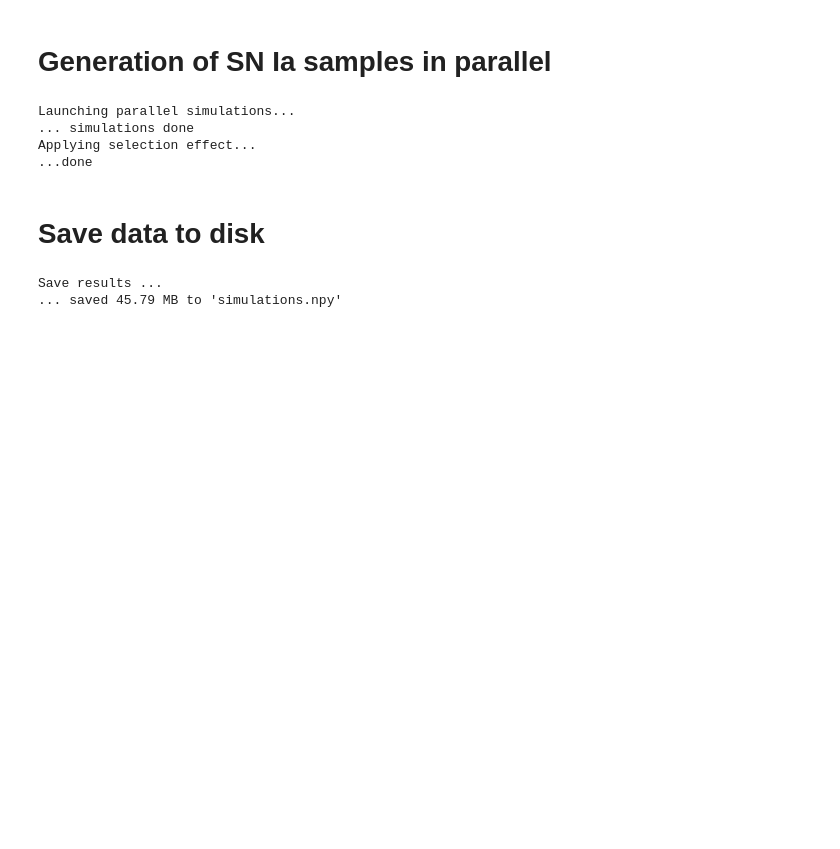
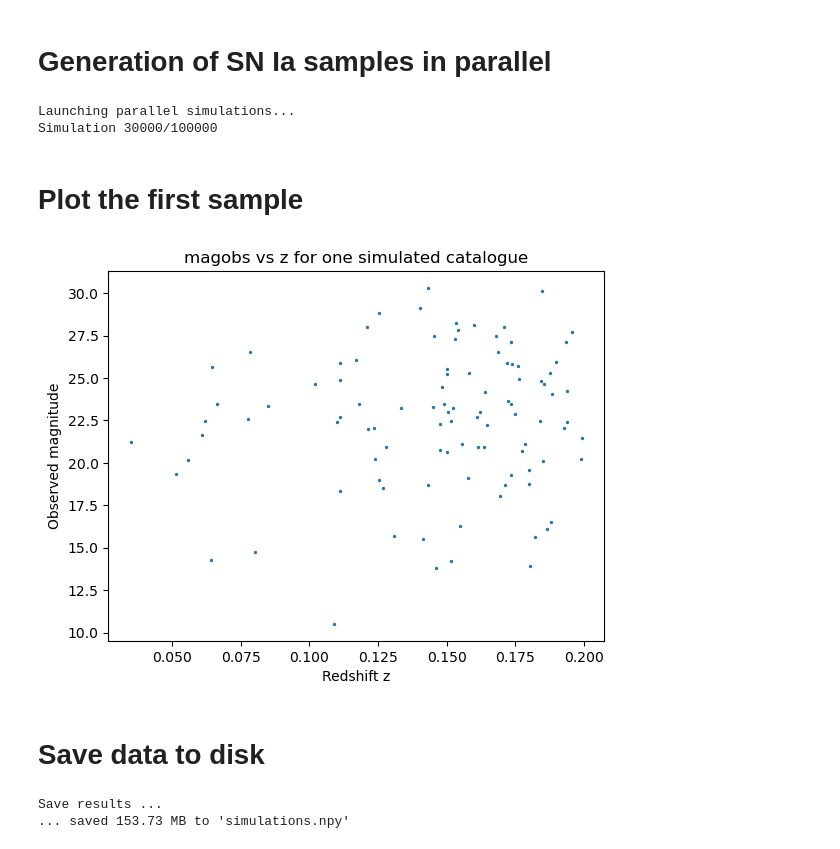
Before and after one commit to a-trigui/ximinf, a Jupyter notebook: notebooks/1_generate_data.ipynb, the cells around one changed output. Saved outputs shown, nothing was run; the diff lists cells and outputs as text; code cells hidden in the pictures; blank space fills up the shorter version.

```diff
--- a/notebooks/1_generate_data.ipynb
+++ b/notebooks/1_generate_data.ipynb
@@ -20,19 +23,18 @@ import ximinf.selection_effect as se
 # %%
 # -------- User parameters --------
 
-
-N = 10 # Number of samples
-M = 3000 # Number of SNe per sample
+N = 100_000 # Number of samples
+M = 100 # Number of SNe per sample
 
 # Range of standardisation paremeters
-alpha_range = (-0.6, 0.4) # TO CHANGE FOR TWO PARAMS FOR BROKEN ALPHA
-beta_range  = (2.8, 3.8)
-mabs_range = (-19.8, -18.8)
+alpha_range = (-2,6) # TO CHANGE FOR TWO PARAMS FOR BROKEN ALPHA #(-0.6, 0.4)
+beta_range  = (-2, 6) #(2.8, 3.8)
+mabs_range = (-19.8, -18.8) #(-19.8, -18.8)
 
 # ---------------------------------
 
 # Sampling
-unit_samples = lhs(3, samples=N)
+unit_samples = lhs(3, samples=N) #(3, samples=N)
 alpha_vals = unit_samples[:, 0] * (alpha_range[1] - alpha_range[0]) + alpha_range[0]
 beta_vals  = unit_samples[:, 1] * (beta_range[1]  - beta_range[0])  + beta_range[0]
 mabs_vals  = unit_samples[:, 2] * (mabs_range[1]  - mabs_range[0])  + mabs_range[0]
@@ -53,8 +55,8 @@ def simulate_one(i, α, β, mabs):
         magabs={
             "x1": "@x1",
             "c": "@c",
-            "mabs": float(mabs),
-            "sigmaint": 0.0,
+            #"mabs": float(mabs),
+            "sigmaint": 0.0, #0.15
             "alpha_low": float(α),
             "alpha_high": float(α),
             "beta":  float(β),
@@ -80,7 +82,7 @@ def simulate_one(i, α, β, mabs):
 
 # Parallel execution
 print("Launching parallel simulations...")
-results = Parallel(n_jobs=22)(
+results = Parallel(n_jobs=6)(
     delayed(simulate_one)(i, α, β, mabs) for i, (α, β, mabs) in enumerate(zip(alpha_vals, beta_vals, mabs_vals))
 )
 print("... simulations done")
@@ -90,24 +92,46 @@ simulations = np.empty((N, 4 * M + 3), dtype=np.float32)
 for i, flat in results:
     simulations[i, :] = flat
 
-# Applying selection effect
-print('Applying selection effect...')
-m_lim = 21
-processed = se.malmquist_bias_batch(simulations, m_lim, M)
-print('...done')
+# # Applying selection effect
+# print('Applying selection effect...')
+# m_lim = 22
+# simulations = se.malmquist_bias_batch(simulations, m_lim, M)
+# print('...done')
 # %% [output]
 Launching parallel simulations...
-... simulations done
-Applying selection effect...
-...done
+Simulation 30000/100000
+# %% [markdown]
+# Plot the first sample
+# %%
+example = simulations[0]
+
+# parse flattened catalogue
+magobs = example[3 : 3 + M]
+x1     = example[3 + M : 3 + 2*M]
+c      = example[3 + 2*M : 3 + 3*M]
+z      = example[3 + 3*M : 3 + 4*M]
+
+# remove padded zeros (non-detections)
+mask = magobs != 0
+magobs_sel = magobs[mask]
+z_sel = z[mask]
+
+plt.figure()
+plt.scatter(z_sel, magobs_sel, s=2)
+plt.xlabel("Redshift z")
+plt.ylabel("Observed magnitude")
+plt.title("magobs vs z for one simulated catalogue")
+plt.show()
+# %% [output]
+[figure, added]
 # %% [markdown]
 # Save data to disk
 # %%
 print("Save results ...")
-np.save("../data/simulations.npy", simulations)
+np.save("../data/SIM/simulations.npy", simulations)
 size_bytes = N * (4*M+3) * np.dtype(simulations.dtype).itemsize
 size_MB = size_bytes / (1024**2)
 print(f"... saved {size_MB:.2f} MB to 'simulations.npy'")
 # %% [output]
 Save results ...
-... saved 45.79 MB to 'simulations.npy'
+... saved 153.73 MB to 'simulations.npy'
```
Also changed, not shown: parts of 1 cell of this notebook, 4 other files.
